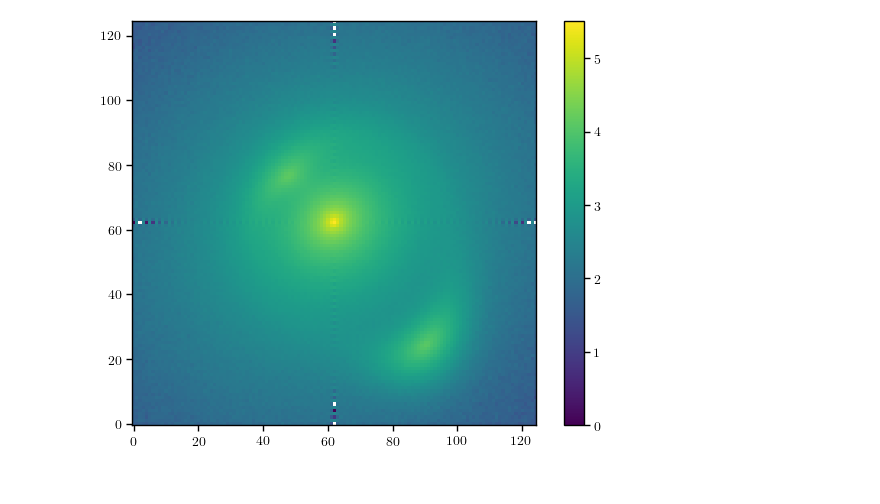
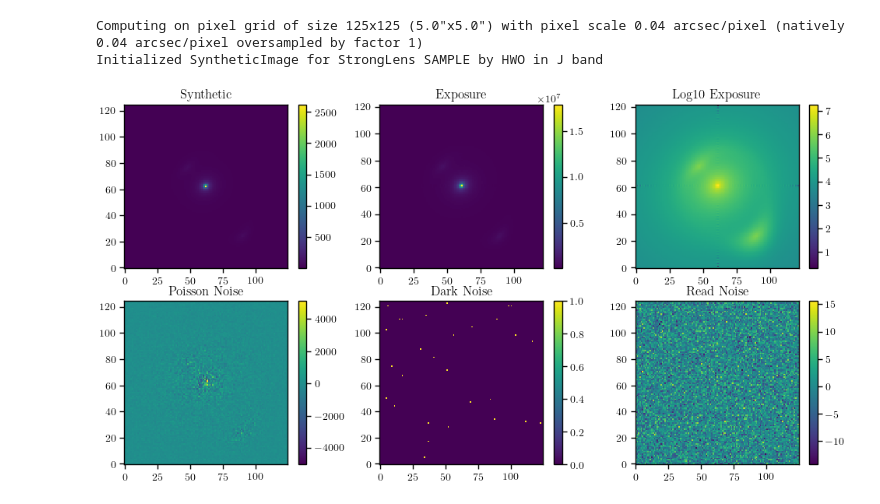
Before and after one commit to AstroMusers/mejiro, a Jupyter notebook: notebooks/data_model_refactor/exposure.ipynb, the cells around one changed output. Saved outputs shown, nothing was run; the diff lists cells and outputs as text; code cells hidden in the pictures.

```diff
--- a/notebooks/data_model_refactor/exposure.ipynb
+++ b/notebooks/data_model_refactor/exposure.ipynb
@@ -60,6 +43,36 @@ plt.show()
-# %%
-plt.imshow(np.log10(exposure.exposure))
-plt.colorbar()
-plt.show()
-# %% [output]
-[figure, removed]
+# %%
+lens = SampleStrongLens()
+hwo = HWO()
+band = 'J'
+scene_size = 5  # arcsec
+oversample = 1
+exposure_time = 10000
+rng = galsim.UniformDeviate(42)
+
+synth_no_subhalo = SyntheticImage(lens, hwo, band, arcsec=scene_size, oversample=oversample)
+exposure_no_subhalo = Exposure(synth_no_subhalo, exposure_time=exposure_time, rng=rng, detector_effects=True, sky_background=True, return_noise=True)
+
+_, ax = plt.subplots(2, 3, figsize=(12, 6))
+ax00 = ax[0,0].imshow(synth_no_subhalo.image)
+ax01 = ax[0,1].imshow(exposure_no_subhalo.exposure)
+ax02 = ax[0,2].imshow(np.log10(exposure_no_subhalo.exposure))
+ax10 = ax[1,0].imshow(exposure_no_subhalo.poisson_noise.array)
+ax11 = ax[1,1].imshow(exposure_no_subhalo.dark_noise.array)
+ax12 = ax[1,2].imshow(exposure_no_subhalo.read_noise.array)
+plt.colorbar(ax00, ax=ax[0,0])
+plt.colorbar(ax01, ax=ax[0,1])
+plt.colorbar(ax02, ax=ax[0,2])
+plt.colorbar(ax10, ax=ax[1,0])
+plt.colorbar(ax11, ax=ax[1,1])
+plt.colorbar(ax12, ax=ax[1,2])
+ax[0,0].set_title('Synthetic')
+ax[0,1].set_title('Exposure')
+ax[0,2].set_title('Log10 Exposure')
+ax[1,0].set_title('Poisson Noise')
+ax[1,1].set_title('Dark Noise')
+ax[1,2].set_title('Read Noise')
+plt.show()
+# %% [output]
+Computing on pixel grid of size 125x125 (5.0"x5.0") with pixel scale 0.04 arcsec/pixel (natively 0.04 arcsec/pixel oversampled by factor 1)
+Initialized SyntheticImage for StrongLens SAMPLE by HWO in J band
+[figure, added]
```
Also changed, not shown: parts of 6 cells of this notebook, 4 other files.
